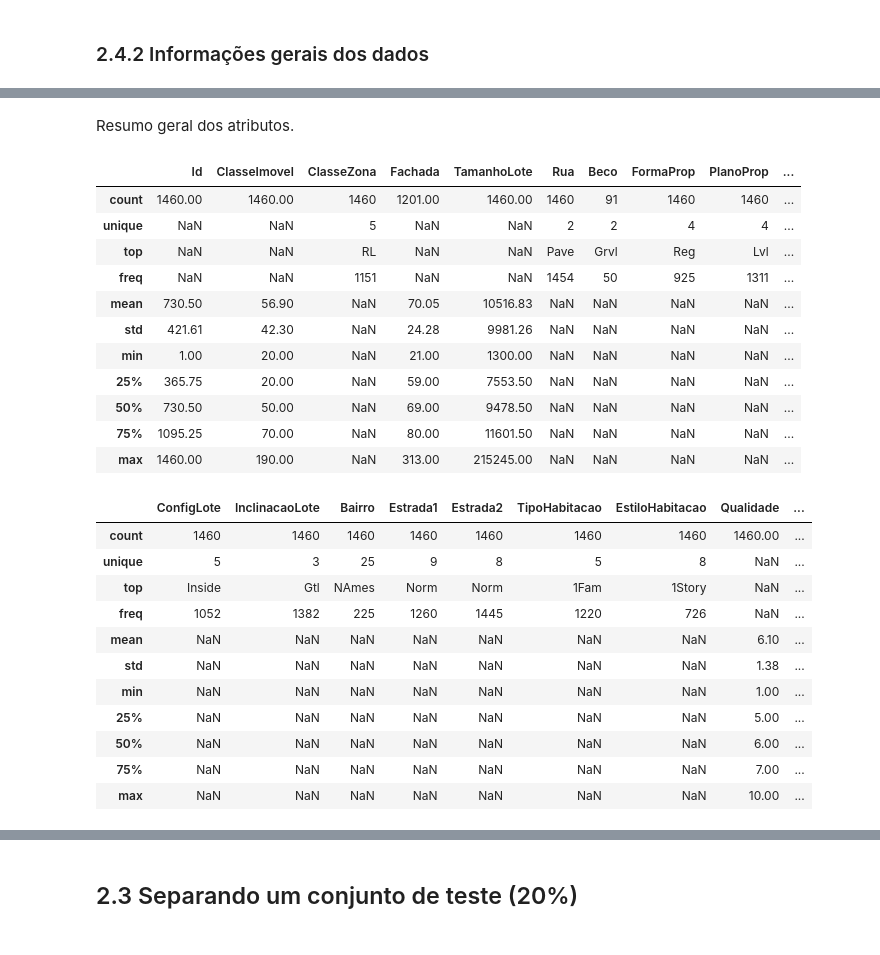
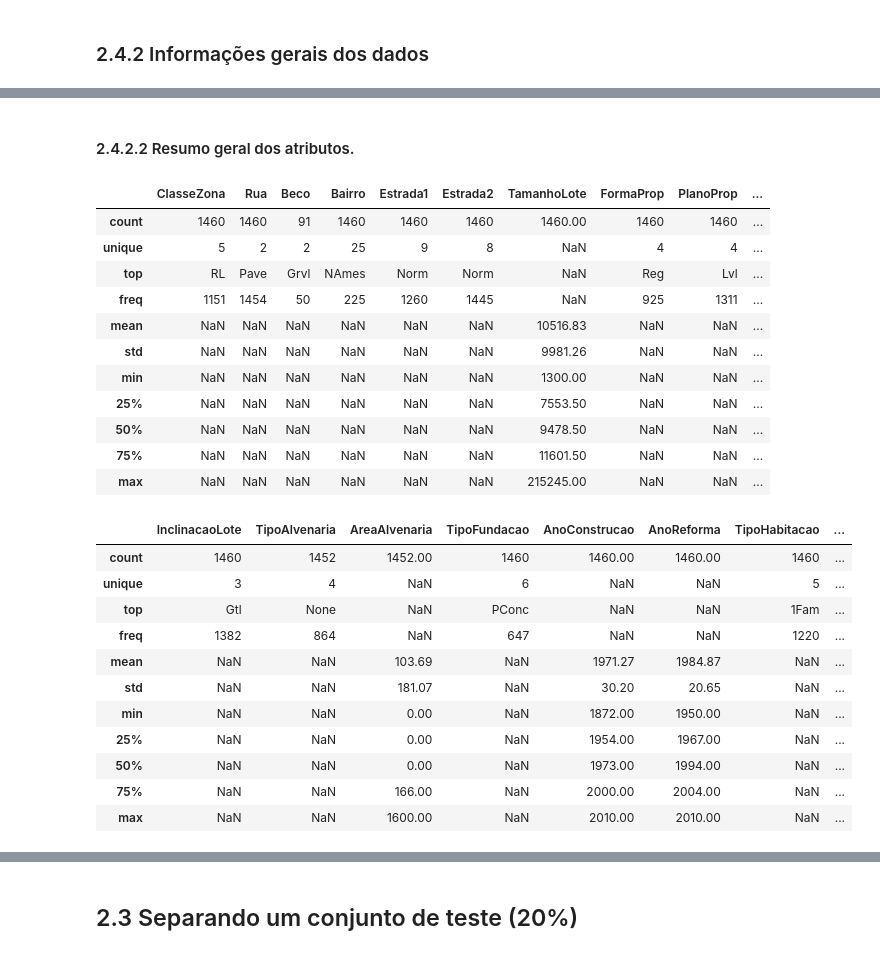
Before and after one commit to casjunior93/Desafio-Regressao---Tera, a Jupyter notebook: Desafio_Regressão_Tera_Refeito.ipynb, the cells around one changed output, grey strips where cells are left out. Drawn from its saved outputs; the diff is of its cells as text; code cells hidden in the pictures.

```diff
--- a/Desafio_Regressão_Tera_Refeito.ipynb
+++ b/Desafio_Regressão_Tera_Refeito.ipynb
@@ -148,0 +151,9 @@ Total registros: 1460
+# %%
+df_filtrado = df_original[['ClasseZona', 'Rua', 'Beco', 'Bairro', 'Estrada1', 'Estrada2', 'TamanhoLote',
+                           'FormaProp', 'PlanoProp', 'ConfigLote', 'InclinacaoLote', 'TipoAlvenaria', 'AreaAlvenaria',
+                           'TipoFundacao', 'AnoConstrucao', 'AnoReforma', 'TipoHabitacao', 'EstiloHabitacao',
+                           'TipoTelhado', 'InstalacaoEletrica', 'AreaTerreo', 'AreaConstruida', 'Banheiro', 'KitchenAbvGr',
+                           'TotalQuartos', 'LocalGaragem', 'CarrosGaragem', 'AreaPiscina', 'AreaDeck', 'AreaVarandaAberta',
+                           'AreaVarandaFechada', 'AreaAlpendre', 'QualidadeCerca', 'MaterialTelhado', 'Qualidade', 'Exterior1',
+                           'Exterior2', 'Condicao', 'PrecoVenda']]
+df_filtrado.head()
@@ -192,33 +218,33 @@ memory usage: 924.0+ KB
 # %% [markdown]
-Resumo geral dos atributos.
+#### 2.4.2.2 Resumo geral dos atributos.
 # %%
-df_original.iloc[:,0:10].describe(include='all')
+df_filtrado.iloc[:,0:10].describe(include='all')
 # %% [output]
-|  | Id | ClasseImovel | ClasseZona | Fachada | TamanhoLote | Rua | Beco | FormaProp | PlanoProp | ... |
-| count | 1460.00 | 1460.00 | 1460 | 1201.00 | 1460.00 | 1460 | 91 | 1460 | 1460 | ... |
-| unique | NaN | NaN | 5 | NaN | NaN | 2 | 2 | 4 | 4 | ... |
-| top | NaN | NaN | RL | NaN | NaN | Pave | Grvl | Reg | Lvl | ... |
-| freq | NaN | NaN | 1151 | NaN | NaN | 1454 | 50 | 925 | 1311 | ... |
-| mean | 730.50 | 56.90 | NaN | 70.05 | 10516.83 | NaN | NaN | NaN | NaN | ... |
-| std | 421.61 | 42.30 | NaN | 24.28 | 9981.26 | NaN | NaN | NaN | NaN | ... |
-| min | 1.00 | 20.00 | NaN | 21.00 | 1300.00 | NaN | NaN | NaN | NaN | ... |
-| 25% | 365.75 | 20.00 | NaN | 59.00 | 7553.50 | NaN | NaN | NaN | NaN | ... |
-| 50% | 730.50 | 50.00 | NaN | 69.00 | 9478.50 | NaN | NaN | NaN | NaN | ... |
-| 75% | 1095.25 | 70.00 | NaN | 80.00 | 11601.50 | NaN | NaN | NaN | NaN | ... |
-| max | 1460.00 | 190.00 | NaN | 313.00 | 215245.00 | NaN | NaN | NaN | NaN | ... |
+|  | ClasseZona | Rua | Beco | Bairro | Estrada1 | Estrada2 | TamanhoLote | FormaProp | PlanoProp | ... |
+| count | 1460 | 1460 | 91 | 1460 | 1460 | 1460 | 1460.00 | 1460 | 1460 | ... |
+| unique | 5 | 2 | 2 | 25 | 9 | 8 | NaN | 4 | 4 | ... |
+| top | RL | Pave | Grvl | NAmes | Norm | Norm | NaN | Reg | Lvl | ... |
+| freq | 1151 | 1454 | 50 | 225 | 1260 | 1445 | NaN | 925 | 1311 | ... |
+| mean | NaN | NaN | NaN | NaN | NaN | NaN | 10516.83 | NaN | NaN | ... |
+| std | NaN | NaN | NaN | NaN | NaN | NaN | 9981.26 | NaN | NaN | ... |
+| min | NaN | NaN | NaN | NaN | NaN | NaN | 1300.00 | NaN | NaN | ... |
+| 25% | NaN | NaN | NaN | NaN | NaN | NaN | 7553.50 | NaN | NaN | ... |
+| 50% | NaN | NaN | NaN | NaN | NaN | NaN | 9478.50 | NaN | NaN | ... |
+| 75% | NaN | NaN | NaN | NaN | NaN | NaN | 11601.50 | NaN | NaN | ... |
+| max | NaN | NaN | NaN | NaN | NaN | NaN | 215245.00 | NaN | NaN | ... |
 # %%
-df_original.iloc[:,10:20].describe(include='all')
+df_filtrado.iloc[:,10:20].describe(include='all')
 # %% [output]
-|  | ConfigLote | InclinacaoLote | Bairro | Estrada1 | Estrada2 | TipoHabitacao | EstiloHabitacao | Qualidade | ... |
-| count | 1460 | 1460 | 1460 | 1460 | 1460 | 1460 | 1460 | 1460.00 | ... |
-| unique | 5 | 3 | 25 | 9 | 8 | 5 | 8 | NaN | ... |
-| top | Inside | Gtl | NAmes | Norm | Norm | 1Fam | 1Story | NaN | ... |
-| freq | 1052 | 1382 | 225 | 1260 | 1445 | 1220 | 726 | NaN | ... |
-| mean | NaN | NaN | NaN | NaN | NaN | NaN | NaN | 6.10 | ... |
-| std | NaN | NaN | NaN | NaN | NaN | NaN | NaN | 1.38 | ... |
-| min | NaN | NaN | NaN | NaN | NaN | NaN | NaN | 1.00 | ... |
-| 25% | NaN | NaN | NaN | NaN | NaN | NaN | NaN | 5.00 | ... |
-| 50% | NaN | NaN | NaN | NaN | NaN | NaN | NaN | 6.00 | ... |
-| 75% | NaN | NaN | NaN | NaN | NaN | NaN | NaN | 7.00 | ... |
-| max | NaN | NaN | NaN | NaN | NaN | NaN | NaN | 10.00 | ... |
+|  | InclinacaoLote | TipoAlvenaria | AreaAlvenaria | TipoFundacao | AnoConstrucao | AnoReforma | TipoHabitacao | ... |
+| count | 1460 | 1452 | 1452.00 | 1460 | 1460.00 | 1460.00 | 1460 | ... |
+| unique | 3 | 4 | NaN | 6 | NaN | NaN | 5 | ... |
+| top | Gtl | None | NaN | PConc | NaN | NaN | 1Fam | ... |
+| freq | 1382 | 864 | NaN | 647 | NaN | NaN | 1220 | ... |
+| mean | NaN | NaN | 103.69 | NaN | 1971.27 | 1984.87 | NaN | ... |
+| std | NaN | NaN | 181.07 | NaN | 30.20 | 20.65 | NaN | ... |
+| min | NaN | NaN | 0.00 | NaN | 1872.00 | 1950.00 | NaN | ... |
+| 25% | NaN | NaN | 0.00 | NaN | 1954.00 | 1967.00 | NaN | ... |
+| 50% | NaN | NaN | 0.00 | NaN | 1973.00 | 1994.00 | NaN | ... |
+| 75% | NaN | NaN | 166.00 | NaN | 2000.00 | 2004.00 | NaN | ... |
+| max | NaN | NaN | 1600.00 | NaN | 2010.00 | 2010.00 | NaN | ... |
 # %%
```
Also changed, not shown: parts of 22 cells of this notebook.
